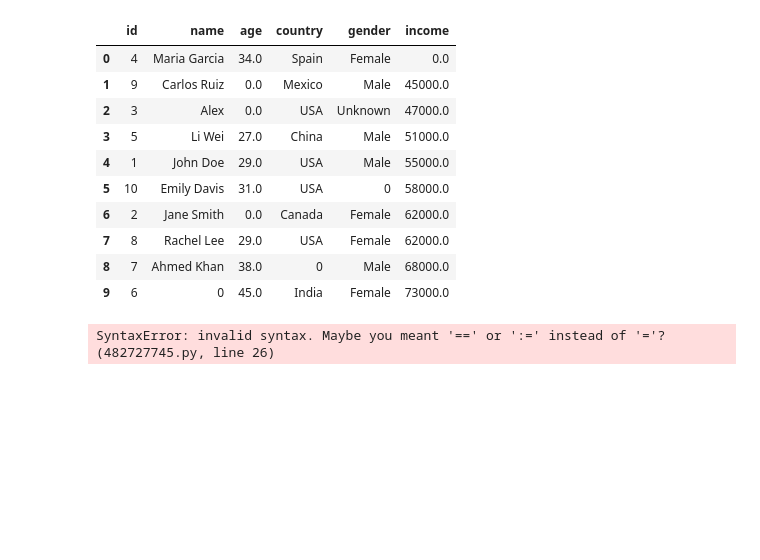
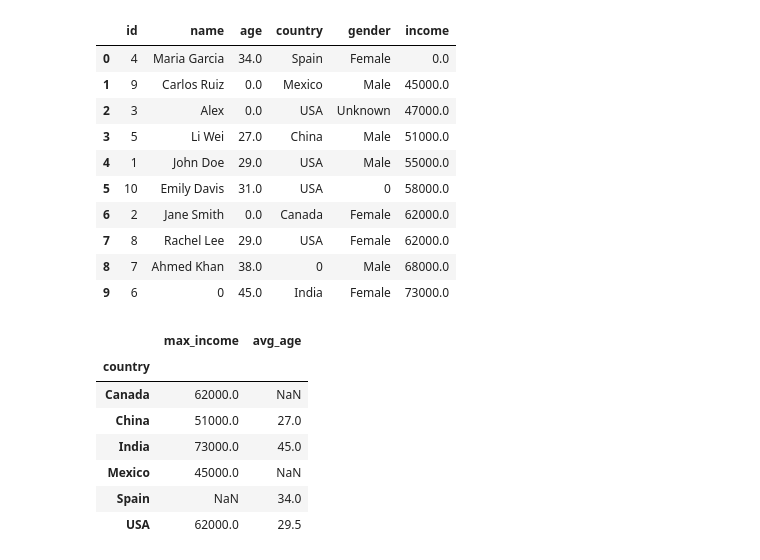
Before and after one commit to vishal-gupta5/Prime-Joruney, a Jupyter notebook: pandas.ipynb, the cells around one changed output. Saved outputs shown, nothing was run; the diff lists cells and outputs as text; code cells hidden in the pictures; blank space fills up the shorter version.

```diff
--- a/pandas.ipynb
+++ b/pandas.ipynb
@@ -485,31 +485,38 @@ df2
 # %%
 #Grouping And Aggregation
 
 #Grouping
 df.groupby("country")["income"].mean()
 df.groupby("country")["income"].min()
 df.groupby("country")["income"].max()
 
 df.groupby("gender")["income"].mean()
 df.groupby("gender")["income"].min()
 df.groupby("gender")["income"].max()
 
 #Aggregation
 df.groupby("country")["income"].agg(["mean", "min", "max"])
 df.groupby("country")["income"].aggregate(["mean", "min", "max"])
 
 df.groupby("country")["income"].agg(avg_salary="mean", min_salary="min", max="max")
 
 df.groupby("country").agg({
     "income": "mean",
     "age": "min"
 })
 
 #Rename Updated Columns
 
-df.groupby("country").agg({
+df.groupby("country").agg(
     max_income=("income", "max"),
-    avg_age=("age", "min")
-})
+    avg_age=("age", "mean")
+)
 # %% [output]
-SyntaxError: invalid syntax. Maybe you meant '==' or ':=' instead of '='? (482727745.py, line 26)
+|  | max_income | avg_age |
+| country |  |  |
+| Canada | 62000.0 | NaN |
+| China | 51000.0 | 27.0 |
+| India | 73000.0 | 45.0 |
+| Mexico | 45000.0 | NaN |
+| Spain | NaN | 34.0 |
+| USA | 62000.0 | 29.5 |
```
Also changed, not shown: 1 other file.
